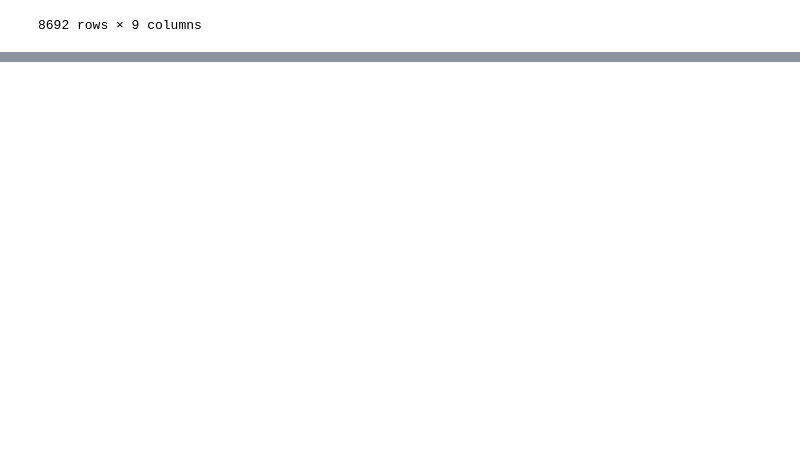
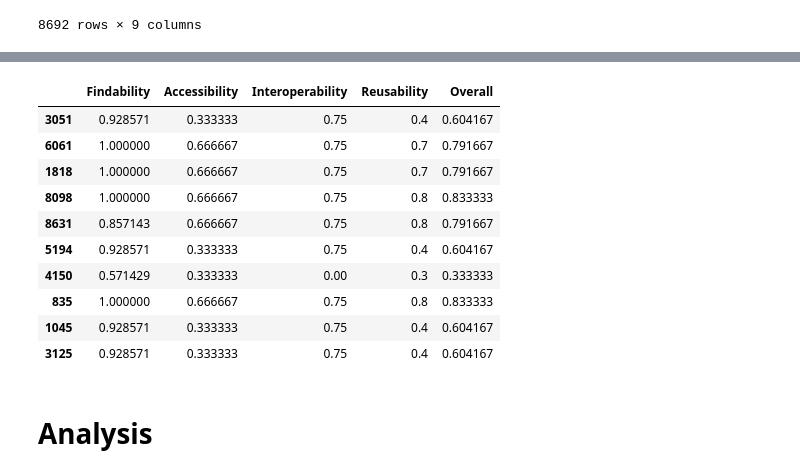
Before and after one commit to DelmArts/ssh-fair, a Jupyter notebook: main.ipynb, the cells around one changed output, grey strips where cells are left out. Saved outputs shown, nothing was run; the diff lists cells and outputs as text; code cells hidden in the pictures; blank space fills up the shorter version.

```diff
--- a/main.ipynb
+++ b/main.ipynb
@@ -172,0 +140,24 @@ result
+# %%
+final_fuji = results[["F", "A", "I", "R", "FAIR"]].rename(columns={
+    "F": "Findability",
+    "A": "Accessibility",
+    "I": "Interoperability",
+    "R": "Reusability",
+    "FAIR": "Overall",
+})
+
+final_fuji
+# %% [output]
+|  | Findability | Accessibility | Interoperability | Reusability | Overall |
+| 3051 | 0.928571 | 0.333333 | 0.75 | 0.4 | 0.604167 |
+| 6061 | 1.000000 | 0.666667 | 0.75 | 0.7 | 0.791667 |
+| 1818 | 1.000000 | 0.666667 | 0.75 | 0.7 | 0.791667 |
+| 8098 | 1.000000 | 0.666667 | 0.75 | 0.8 | 0.833333 |
+| 8631 | 0.857143 | 0.666667 | 0.75 | 0.8 | 0.791667 |
+| 5194 | 0.928571 | 0.333333 | 0.75 | 0.4 | 0.604167 |
+| 4150 | 0.571429 | 0.333333 | 0.00 | 0.3 | 0.333333 |
+| 835 | 1.000000 | 0.666667 | 0.75 | 0.8 | 0.833333 |
+| 1045 | 0.928571 | 0.333333 | 0.75 | 0.4 | 0.604167 |
+| 3125 | 0.928571 | 0.333333 | 0.75 | 0.4 | 0.604167 |
+# %% [markdown]
+# Analysis
```
Also changed, not shown: parts of 16 cells of this notebook.
